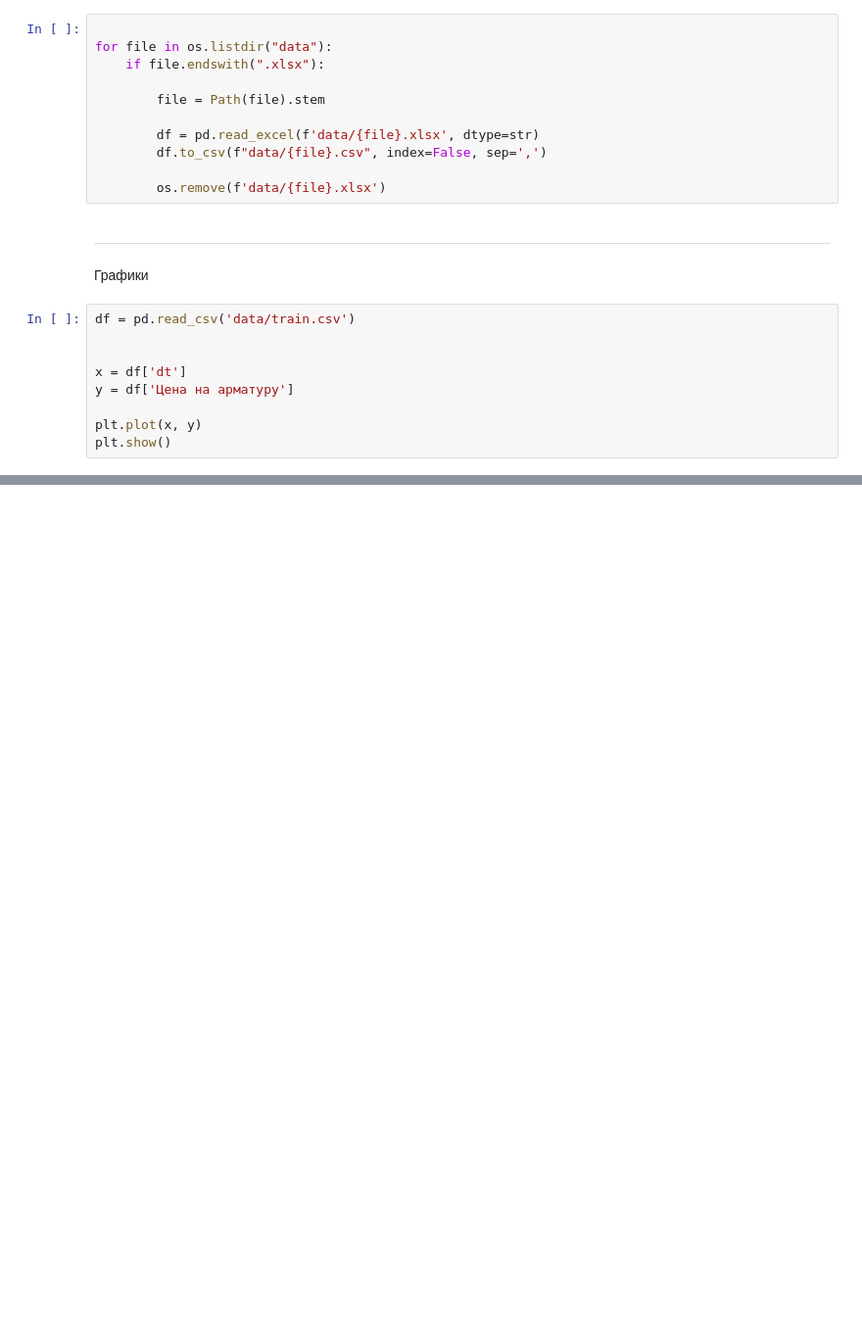
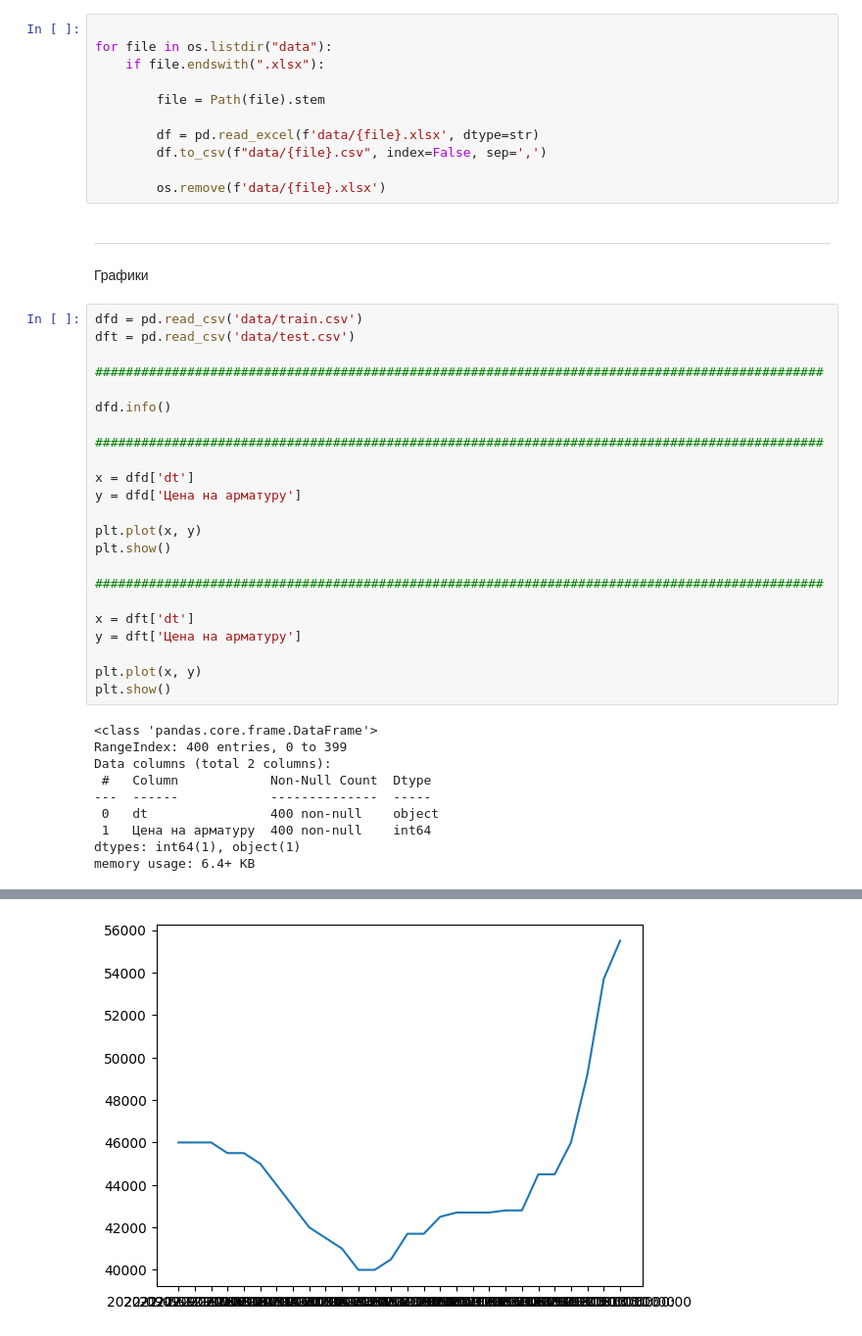
Before and after one commit to Dedushka-Lenin/Intensive_3, a Jupyter notebook: program/worker.ipynb, the cells around one changed output, grey strips where cells are left out. Shown at 98% size. Cells and saved outputs as stored; diff of their text form; blank space fills up the shorter version.

```diff
--- a/program/worker.ipynb
+++ b/program/worker.ipynb
@@ -25,13 +25,37 @@ ________________________________________________________________________________
 
 Графики
 # %%
-df = pd.read_csv('data/train.csv')
+dfd = pd.read_csv('data/train.csv')
+dft = pd.read_csv('data/test.csv')
 
+###############################################################################################
 
-x = df['dt']
-y = df['Цена на арматуру']
+dfd.info()
+
+###############################################################################################
+
+x = dfd['dt']
+y = dfd['Цена на арматуру']
 
 plt.plot(x, y)
 plt.show()
+
+###############################################################################################
+
+x = dft['dt']
+y = dft['Цена на арматуру']
+
+plt.plot(x, y)
+plt.show()
 # %% [output]
+<class 'pandas.core.frame.DataFrame'>
+RangeIndex: 400 entries, 0 to 399
+Data columns (total 2 columns):
+ #   Column            Non-Null Count  Dtype
+---  ------            --------------  -----
+ 0   dt                400 non-null    object
+ 1   Цена на арматуру  400 non-null    int64
+dtypes: int64(1), object(1)
+memory usage: 6.4+ KB
 [figure]
+[figure, added]
```
Also changed, not shown: 1 other file.
